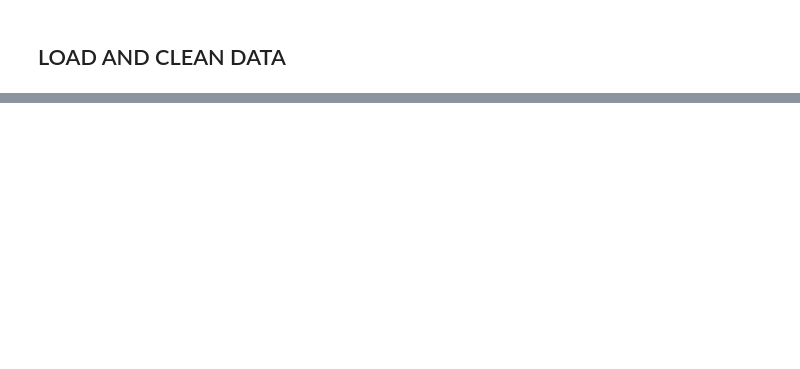
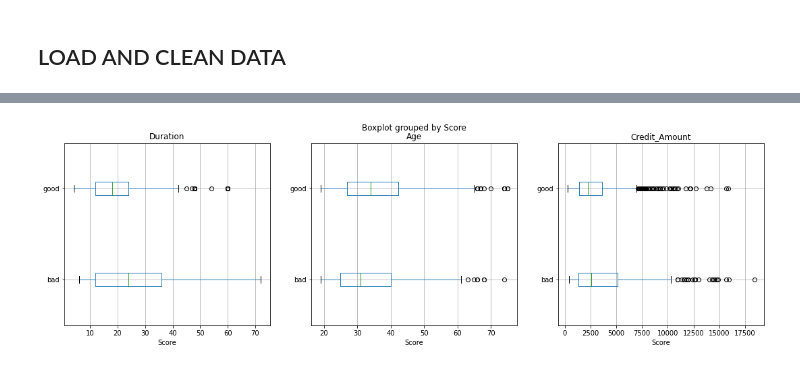
Before and after one commit to Peter5793/Python_coding, a Jupyter notebook: Insurance_Case_Study/Insurance_CaseStudy.ipynb, the cells around one changed output, grey strips where cells are left out. Drawn from its saved outputs; the diff is of its cells as text; code cells hidden in the pictures; blank space fills up the shorter version.

```diff
--- a/Insurance_Case_Study/Insurance_CaseStudy.ipynb
+++ b/Insurance_Case_Study/Insurance_CaseStudy.ipynb
@@ -85,0 +404,12 @@ array(['good', 'bad'], dtype=object)
+# %%
+# Box plots for Categorical Target Variable "Loan_Status" and continuous predictors
+ContinuousColsList=['Duration','Age', 'Credit_Amount']
+
+import matplotlib.pyplot as plt
+fig, PlotCanvas=plt.subplots(nrows=1, ncols=len(ContinuousColsList), figsize=(18,5))
+
+# Creating box plots for each continuous predictor against the Target Variable
+for PredictorCol , i in zip(ContinuousColsList, range(len(ContinuousColsList))):
+    df_new.boxplot(column=PredictorCol, by='Score', figsize=(6,5), vert= False, ax=PlotCanvas[i])
+# %% [output]
+[figure, added]
```
Also changed, not shown: parts of 43 cells of this notebook.
